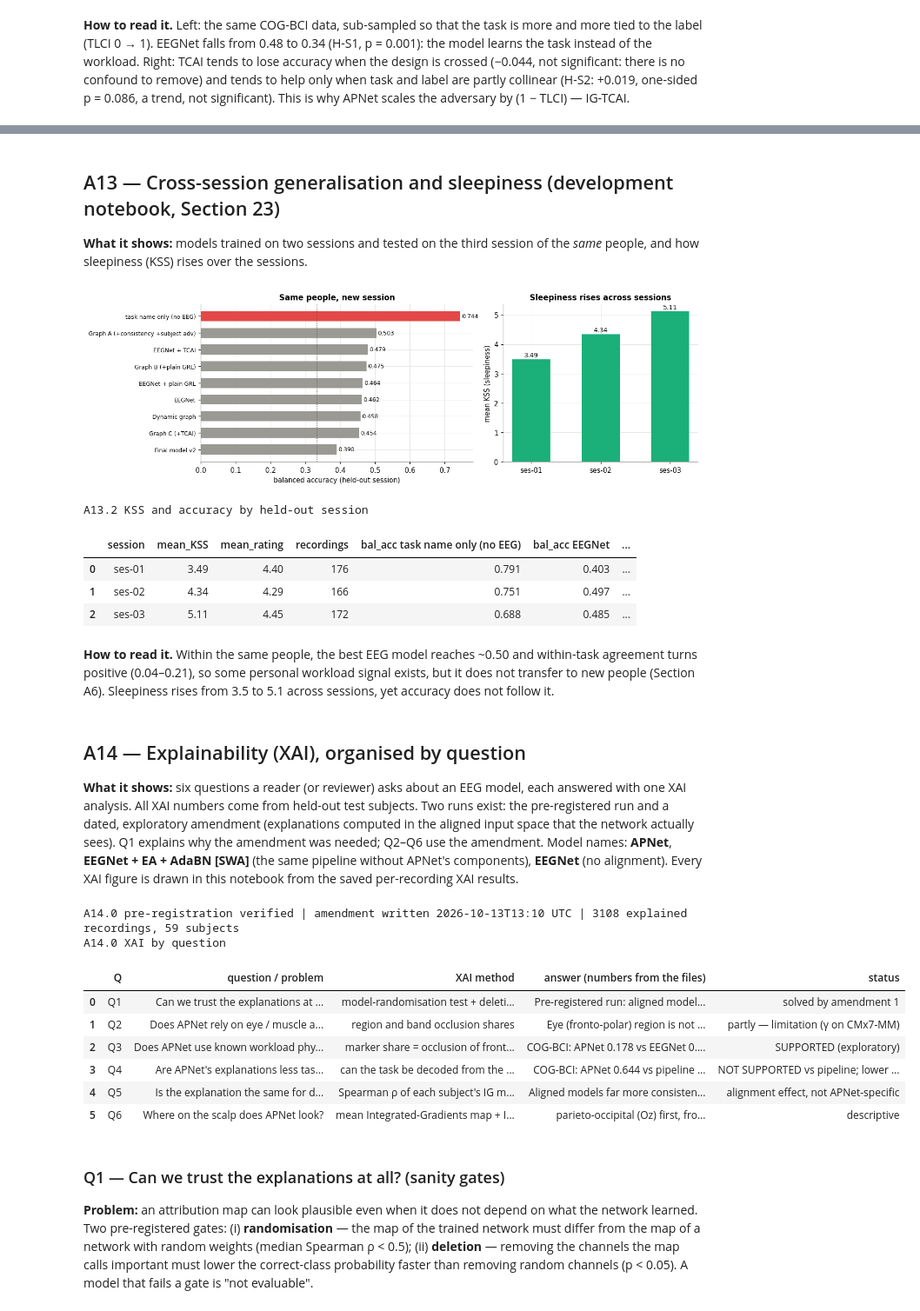
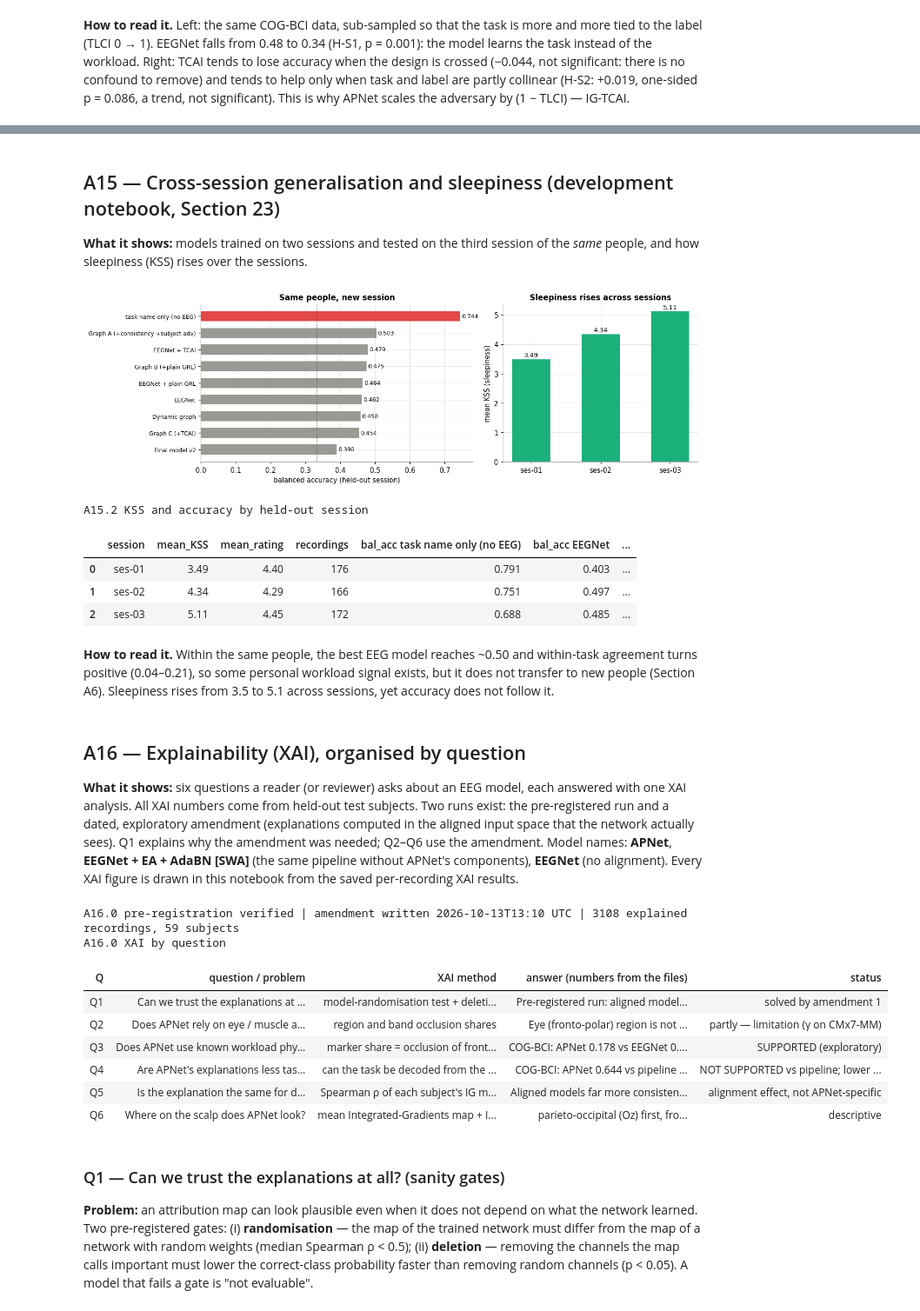
Before and after one commit to alampranto17/Thesis-project, a Jupyter notebook: cx7mm/notebook/CMx7_SI_DyGraph_ANALYSIS_with_outputs.ipynb, the cells around one changed output, grey strips where cells are left out. Shown at 87% size. Drawn from its saved outputs; the diff is of its cells as text; code cells hidden in the pictures.

```diff
--- a/cx7mm/notebook/CMx7_SI_DyGraph_ANALYSIS_with_outputs.ipynb
+++ b/cx7mm/notebook/CMx7_SI_DyGraph_ANALYSIS_with_outputs.ipynb
@@ -81,7 +83,7 @@ MANIFEST = {}
 
 
 def inp(rel):
-    """Path of an input file inside cx7mm/; records its SHA-256 for the reproducibility manifest (A17)."""
+    """Path of an input file inside cx7mm/; records its SHA-256 for the reproducibility manifest (A19)."""
     p = os.path.join(ROOT, rel)
     assert os.path.exists(p), f"input missing: {rel}"
     if rel not in MANIFEST:
@@ -1196,10 +1356,10 @@ validation. One unselected candidate (test-time IM) scored higher on the CMx7-MM
 to it would be choosing a model by its test score.
 # %% [markdown]
-## A13 — Cross-session generalisation and sleepiness (development notebook, Section 23)
+## A15 — Cross-session generalisation and sleepiness (development notebook, Section 23)
 **What it shows:** models trained on two sessions and tested on the third session of the *same* people, and how sleepiness (KSS) rises
 over the sessions.
 # %%
-# --- A13.1 Cross-session table and KSS drift ---
+# --- A15.1 Cross-session table and KSS drift ---
 cs = read_csv("dev_colab/results/sec23_cross_session_table.csv")
 kss = read_csv("dev_colab/results/sec23_kss_drift_by_session.csv")
 fig, ax = plt.subplots(1, 2, figsize=(12, 3.8), gridspec_kw={"width_ratios": [1.4, 1]})
@@ -1213,11 +1373,11 @@ ax[1].bar(kss.session, kss.mean_KSS, color=C["align"], width=0.55)
 for i, v in enumerate(kss.mean_KSS):
     ax[1].text(i, v + 0.08, f"{v:.2f}", ha="center", fontsize=9)
 ax[1].set_ylabel("mean KSS (sleepiness)"); ax[1].set_title("Sleepiness rises across sessions")
-save(fig, "a13_cross_session")
-table(kss.round(3), "a13_kss", "A13.2 KSS and accuracy by held-out session")
+save(fig, "a15_cross_session")
+table(kss.round(3), "a15_kss", "A15.2 KSS and accuracy by held-out session")
 # %% [output]
 [figure]
-A13.2 KSS and accuracy by held-out session
+A15.2 KSS and accuracy by held-out session
 |  | session | mean_KSS | mean_rating | recordings | bal_acc task name only (no EEG) | bal_acc EEGNet | ... |
 | 0 | ses-01 | 3.49 | 4.40 | 176 | 0.791 | 0.403 | ... |
 | 1 | ses-02 | 4.34 | 4.29 | 166 | 0.751 | 0.497 | ... |
@@ -1227,18 +1387,18 @@ A13.2 KSS and accuracy by held-out session
 some personal workload signal exists, but it does not transfer to new people (Section A6). Sleepiness rises from 3.5 to 5.1 across
 sessions, yet accuracy does not follow it.
 # %% [markdown]
-## A14 — Explainability (XAI), organised by question
+## A16 — Explainability (XAI), organised by question
 **What it shows:** six questions a reader (or reviewer) asks about an EEG model, each answered with one XAI analysis. All XAI numbers
 come from held-out test subjects. Two runs exist: the pre-registered run and a dated, exploratory amendment (explanations computed in the
 aligned input space that the network actually sees). Q1 explains why the amendment was needed; Q2–Q6 use the amendment.
 Model names: **APNet**, **EEGNet + EA + AdaBN [SWA]** (the same pipeline without APNet's components), **EEGNet** (no alignment).
 Every XAI figure is drawn in this notebook from the saved per-recording XAI results.
 # %%
-# --- A14.0 Verify the pre-registration, load all XAI results, summary table ---
+# --- A16.0 Verify the pre-registration, load all XAI results, summary table ---
 pr = {"xai_prereg/xai_prereg.json": "b1d4400f2f7d1c6f18213daaccfc7df678591b2d589cb4f1dc3601c20b78abdf",
       "xai_prereg/XAI_PREREGISTRATION.md": "232bdfb25365b18d89d8b1286c3015bd20bf291439f69276a03e270ac17b2399"}
 for rel, h in pr.items():
-    assert hashlib.sha256(open(inp(rel), "rb").read()).hexdigest() == h, f"A14.0: {rel} differs from the committed pre-registration"
+    assert hashlib.sha256(open(inp(rel), "rb").read()).hexdigest() == h, f"A16.0: {rel} differs from the committed pre-registration"
 XPR = read_json("xai_prereg/xai_prereg.json")
 REGIONS, BANDS = list(XPR["settings"]["regions"]), list(XPR["settings"]["bands"])
 amd = read_json("final/xai_amend1/xai_amendment_1.json")
@@ -1252,46 +1412,46 @@ AGR = read_csv("final/xai_amend1/xai_ig_vs_occlusion.csv").set_index(["dataset",
 TDC = read_csv("final/xai_amend1/xai_cmx7_task_decodability.csv").set_index("role")
 REC = pd.concat([read_pq(f"final/xai_amend1/per_fold/{os.path.basename(p)}")
                  for p in sorted(glob.glob(os.path.join(ROOT, "final/xai_amend1/per_fold/*.parquet")))], ignore_index=True)
-assert len(REC.groupby(["dataset", "role", "fold_id"])) == 177, "A14.0: expected 177 explained (dataset, model, fold) jobs"
+assert len(REC.groupby(["dataset", "role", "fold_id"])) == 177, "A16.0: expected 177 explained (dataset, model, fold) jobs"
 _sh = lambda v: np.abs(np.asarray(v, float)) / max(np.abs(np.asarray(v, float)).sum(), 1e-12)
 REC["share_region"], REC["share_band"] = REC.occ_region.map(_sh), REC.occ_band.map(_sh)
 gate = lambda ds, role: bool(G1.set_index(["dataset", "role"]).loc[(ds, role), "gates_pass"])
-print(f"A14.0 pre-registration verified | amendment written {amd['written_utc'][:16]} UTC | {len(REC)} explained recordings, "
+print(f"A16.0 pre-registration verified | amendment written {amd['written_utc'][:16]} UTC | {len(REC)} explained recordings, "
       f"{REC.subject.nunique()} subjects")
 Q = pd.DataFrame([
     ("Q1", "Can we trust the explanations at all?", "model-randomisation test + deletion test (sanity gates)",
      f"Pre-registered run: aligned models FAILED (ρ ≈ {G0[G0.role == 'M_prop']['H-X0b_median_rho'].mean():.2f}, explanations of a random net). "
      f"Amendment: all pass except EEGNet on CMx7-MM (deletion p = {G1.set_index(['dataset','role']).loc[('cmx7','M_base'),'H-X0a_p']:.3f})", "solved by amendment 1"),
     ("Q2", "Does APNet rely on eye / muscle artefacts?", "region and band occlusion shares",
      f"Eye (fronto-polar) region is not dominant; APNet uses less γ than the same pipeline without its components "
      f"({XS.loc[('cmx7','gamma_share','M_prop - M_ref'),'mean_diff']:+.3f} CMx7-MM, {XS.loc[('cog','gamma_share','M_prop - M_ref'),'mean_diff']:+.3f} COG-BCI), "
      f"but more γ than EEGNet on CMx7-MM ({XS.loc[('cmx7','gamma_share','M_prop - M_base'),'mean_diff']:+.3f})", "partly — limitation (γ on CMx7-MM)"),
     ("Q3", "Does APNet use known workload physiology (frontal θ, parietal α)?", "marker share = occlusion of frontal-θ + parietal-α / total",
      f"COG-BCI: APNet {XT.loc['H-X3-cog','mean_A']:.3f} vs EEGNet {XT.loc['H-X3-cog','mean_B']:.3f}, {int(XT.loc['H-X3-cog','wins'])}/29 subjects, "
      f"Holm p = {XT.loc['H-X3-cog','p_holm']:.1e}; also above the pipeline without its components ({XS.loc[('cog','marker_share','M_prop - M_ref'),'mean_diff']:+.3f}, p = {XS.loc[('cog','marker_share','M_prop - M_ref'),'p_two_sided']:.1e})",
      "SUPPORTED (exploratory)"),
     ("Q4", "Are APNet's explanations less task-specific?", "can the task be decoded from the explanation within one workload level?",
      f"COG-BCI: APNet {XT.loc['H-X1','mean_A']:.3f} vs pipeline without components {XT.loc['H-X1','mean_B']:.3f} (H-X1 not supported); "
      f"both aligned models below EEGNet ({XS.loc[('cog','task_decodability','M_prop - M_base'),'mean_diff']:+.3f}, p = {XS.loc[('cog','task_decodability','M_prop - M_base'),'p_two_sided']:.4f})",
      "NOT SUPPORTED vs pipeline; lower than EEGNet"),
     ("Q5", "Is the explanation the same for different people?", "Spearman ρ of each subject's IG map with the other subjects' mean map",
      f"Aligned models far more consistent than EEGNet (+{XS.loc[('cog','consistency','M_prop - M_base'),'mean_diff']:.2f} COG-BCI, "
      f"+{XS.loc[('cmx7','consistency','M_prop - M_base'),'mean_diff']:.2f} CMx7-MM); APNet ≈ pipeline (H-X4 not supported)", "alignment effect, not APNet-specific"),
     ("Q6", "Where on the scalp does APNet look?", "mean Integrated-Gradients map + IG–occlusion agreement",
      f"parieto-occipital (Oz) first, frontal midline on COG-BCI; two XAI methods agree more for aligned models "
      f"({AGR.loc[('cog','M_prop')]:.2f} vs EEGNet {AGR.loc[('cog','M_base')]:.2f})", "descriptive"),
 ], columns=["Q", "question / problem", "XAI method", "answer (numbers from the files)", "status"])
-table(Q, "a14_xai_questions", "A14.0 XAI by question")
+table(Q, "a16_xai_questions", "A16.0 XAI by question")
 # %% [output]
-A14.0 pre-registration verified | amendment written 2026-10-13T13:10 UTC | 3108 explained recordings, 59 subjects
-A14.0 XAI by question
+A16.0 pre-registration verified | amendment written 2026-10-13T13:10 UTC | 3108 explained recordings, 59 subjects
+A16.0 XAI by question
-|  | Q | question / problem | XAI method | answer (numbers from the files) | status |
-| 0 | Q1 | Can we trust the explanations at ... | model-randomisation test + deleti... | Pre-registered run: aligned model... | solved by amendment 1 |
-| 1 | Q2 | Does APNet rely on eye / muscle a... | region and band occlusion shares | Eye (fronto-polar) region is not ... | partly — limitation (γ on CMx7-MM) |
-| 2 | Q3 | Does APNet use known workload phy... | marker share = occlusion of front... | COG-BCI: APNet 0.178 vs EEGNet 0.... | SUPPORTED (exploratory) |
-| 3 | Q4 | Are APNet's explanations less tas... | can the task be decoded from the ... | COG-BCI: APNet 0.644 vs pipeline ... | NOT SUPPORTED vs pipeline; lower ... |
-| 4 | Q5 | Is the explanation the same for d... | Spearman ρ of each subject's IG m... | Aligned models far more consisten... | alignment effect, not APNet-specific |
-| 5 | Q6 | Where on the scalp does APNet look? | mean Integrated-Gradients map + I... | parieto-occipital (Oz) first, fro... | descriptive |
+| Q | question / problem | XAI method | answer (numbers from the files) | status |
+| Q1 | Can we trust the explanations at ... | model-randomisation test + deleti... | Pre-registered run: aligned model... | solved by amendment 1 |
+| Q2 | Does APNet rely on eye / muscle a... | region and band occlusion shares | Eye (fronto-polar) region is not ... | partly — limitation (γ on CMx7-MM) |
+| Q3 | Does APNet use known workload phy... | marker share = occlusion of front... | COG-BCI: APNet 0.178 vs EEGNet 0.... | SUPPORTED (exploratory) |
+| Q4 | Are APNet's explanations less tas... | can the task be decoded from the ... | COG-BCI: APNet 0.644 vs pipeline ... | NOT SUPPORTED vs pipeline; lower ... |
+| Q5 | Is the explanation the same for d... | Spearman ρ of each subject's IG m... | Aligned models far more consisten... | alignment effect, not APNet-specific |
+| Q6 | Where on the scalp does APNet look? | mean Integrated-Gradients map + I... | parieto-occipital (Oz) first, fro... | descriptive |
 # %% [markdown]
 ### Q1 — Can we trust the explanations at all? (sanity gates)
 **Problem:** an attribution map can look plausible even when it does not depend on what the network learned. Two pre-registered gates:
```
Also changed, not shown: parts of 36 cells of this notebook.
